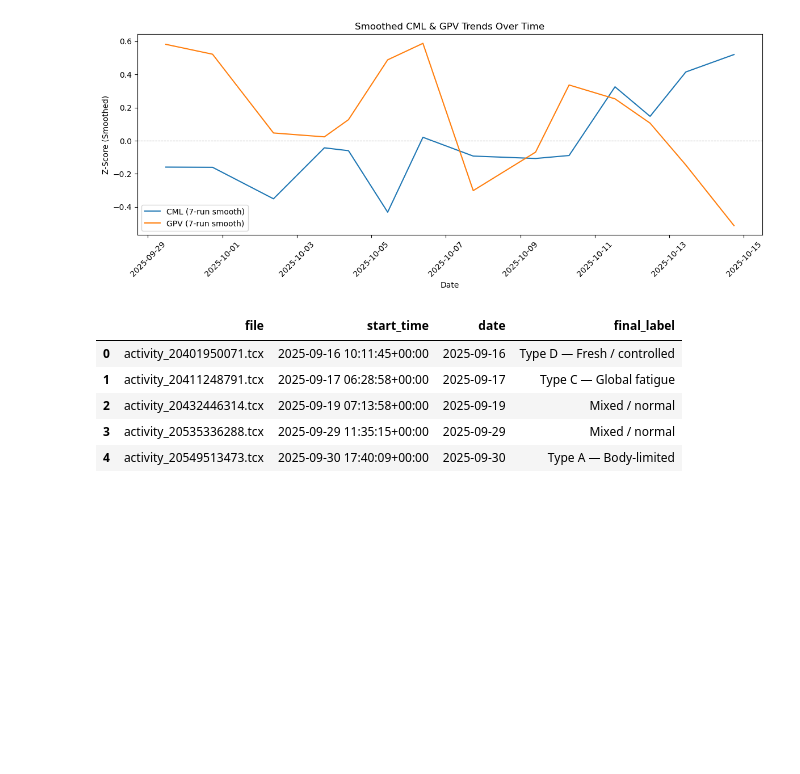
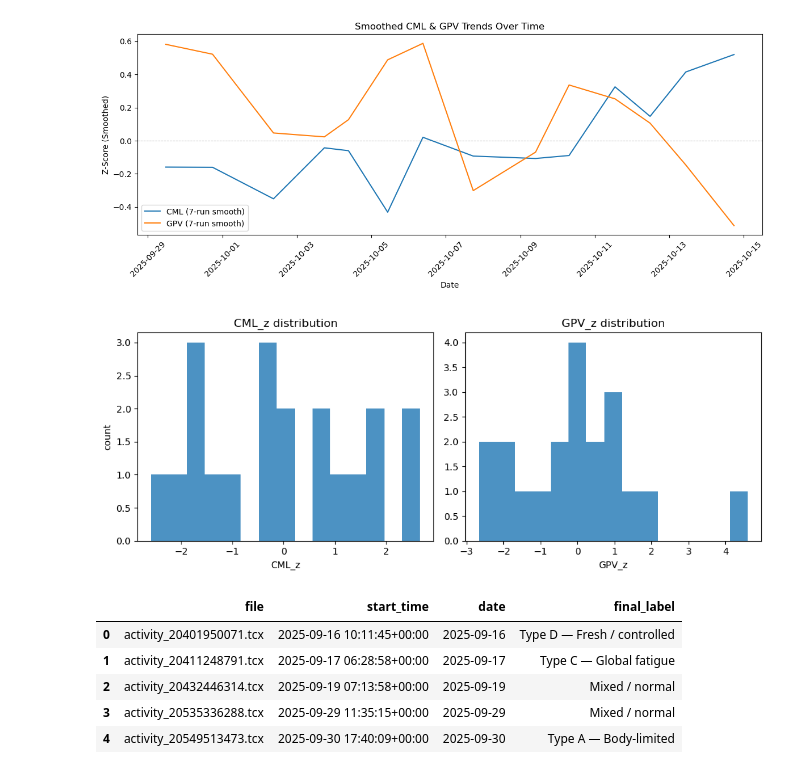
Before and after one commit to hannadmochowska/fatigue-detector, a Jupyter notebook: src/analysis_notebook.ipynb, the cells around one changed output. Cells and saved outputs as stored; diff of their text form; code cells hidden in the pictures; blank space fills up the shorter version.

```diff
--- a/src/analysis_notebook.ipynb
+++ b/src/analysis_notebook.ipynb
@@ -869,6 +809,26 @@ plt.tight_layout()
 plt.show()
 # %% [output]
 [figure]
+# %%
+import matplotlib.pyplot as plt
+
+plt.figure(figsize=(10,4))
+
+plt.subplot(1,2,1)
+plt.hist(features_df["CML_z"], bins=15, alpha=0.8)
+plt.title("CML_z distribution")
+plt.xlabel("CML_z")
+plt.ylabel("count")
+
+plt.subplot(1,2,2)
+plt.hist(features_df["GPV_z"], bins=15, alpha=0.8)
+plt.title("GPV_z distribution")
+plt.xlabel("GPV_z")
+
+plt.tight_layout()
+plt.show()
+# %% [output]
+[figure, added]
 # %%
 # ensure start_time is datetime
 classified_df["start_time"] = pd.to_datetime(classified_df["start_time"])
```
Also changed, not shown: parts of 9 cells of this notebook, 4 other files.
